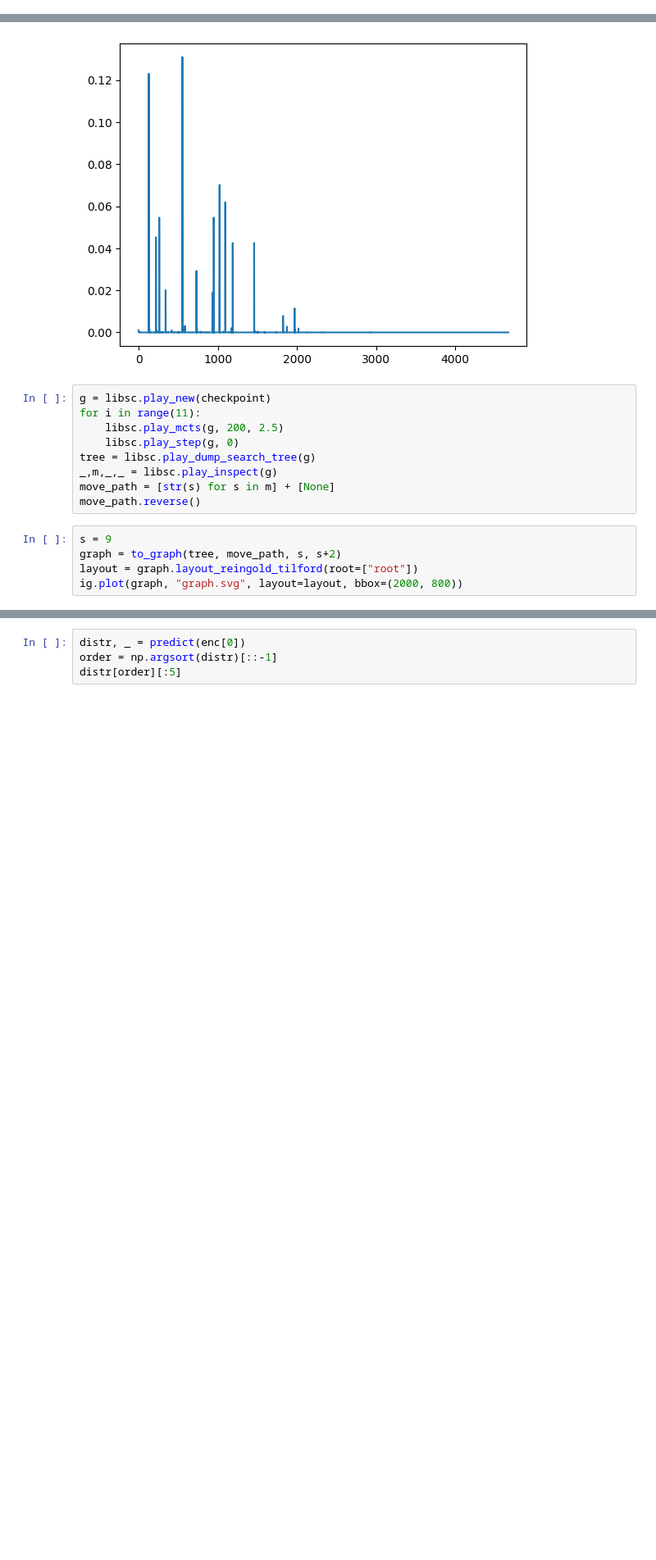
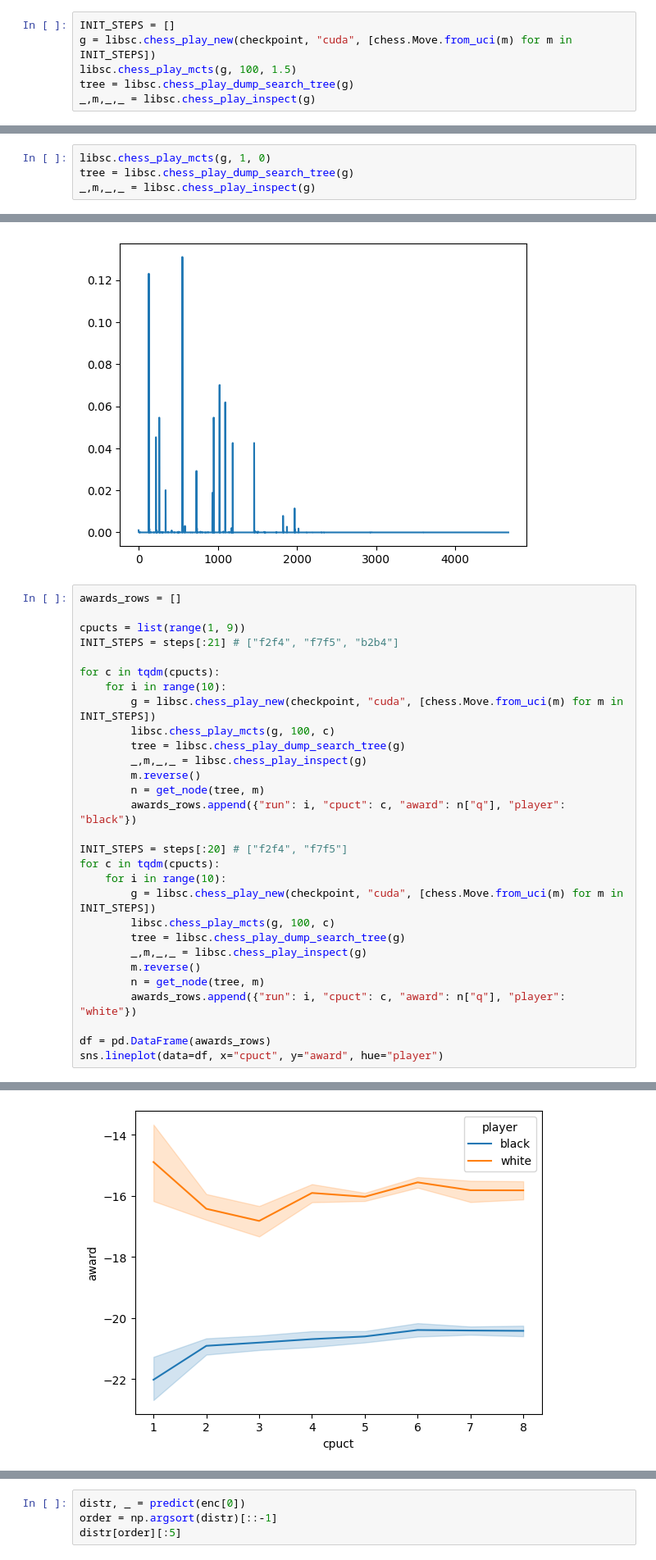
Before and after one commit to pierric/smart-chess-rust, a Jupyter notebook: notebooks/visualize_mcts.ipynb, the cells around one changed output, grey strips where cells are left out. Shown: that part at 82% size. Cells and saved outputs as stored; diff of their text form; blank space fills up the shorter version.

```diff
--- a/notebooks/visualize_mcts.ipynb
+++ b/notebooks/visualize_mcts.ipynb
@@ -60,0 +75,6 @@ checkpoint = "../runs/014/tb_logs/chess/version_0/last.pt"
+# %%
+INIT_STEPS = []
+g = libsc.chess_play_new(checkpoint, "cuda", [chess.Move.from_uci(m) for m in INIT_STEPS])
+libsc.chess_play_mcts(g, 100, 1.5)
+tree = libsc.chess_play_dump_search_tree(g)
+_,m,_,_ = libsc.chess_play_inspect(g)
@@ -60,0 +83,4 @@ checkpoint = "../runs/014/tb_logs/chess/version_0/last.pt"
+# %%
+libsc.chess_play_mcts(g, 1, 0)
+tree = libsc.chess_play_dump_search_tree(g)
+_,m,_,_ = libsc.chess_play_inspect(g)
@@ -83,18 +136,33 @@ sns.lineplot(np.array(distr))
 # %% [output]
 <Axes: >
 [figure]
-# %%
-g = libsc.play_new(checkpoint)
-for i in range(11):
-    libsc.play_mcts(g, 200, 2.5)
-    libsc.play_step(g, 0)
-tree = libsc.play_dump_search_tree(g)
-_,m,_,_ = libsc.play_inspect(g)
-move_path = [str(s) for s in m] + [None]
-move_path.reverse()
 # %%
-s = 9
-graph = to_graph(tree, move_path, s, s+2)
-layout = graph.layout_reingold_tilford(root=["root"])
-ig.plot(graph, "graph.svg", layout=layout, bbox=(2000, 800))
+awards_rows = []
+
+cpucts = list(range(1, 9))
+INIT_STEPS = steps[:21] # ["f2f4", "f7f5", "b2b4"]
+
+for c in tqdm(cpucts):
+    for i in range(10):
+        g = libsc.chess_play_new(checkpoint, "cuda", [chess.Move.from_uci(m) for m in INIT_STEPS])
+        libsc.chess_play_mcts(g, 100, c)
+        tree = libsc.chess_play_dump_search_tree(g)
+        _,m,_,_ = libsc.chess_play_inspect(g)
+        m.reverse()
+        n = get_node(tree, m)
+        awards_rows.append({"run": i, "cpuct": c, "award": n["q"], "player": "black"})
+
+INIT_STEPS = steps[:20] # ["f2f4", "f7f5"]
+for c in tqdm(cpucts):
+    for i in range(10):
+        g = libsc.chess_play_new(checkpoint, "cuda", [chess.Move.from_uci(m) for m in INIT_STEPS])
+        libsc.chess_play_mcts(g, 100, c)
+        tree = libsc.chess_play_dump_search_tree(g)
+        _,m,_,_ = libsc.chess_play_inspect(g)
+        m.reverse()
+        n = get_node(tree, m)
+        awards_rows.append({"run": i, "cpuct": c, "award": n["q"], "player": "white"})
+
+df = pd.DataFrame(awards_rows)
+sns.lineplot(data=df, x="cpuct", y="award", hue="player")
 # %% [output]
@@ -102,3 +170,4 @@ ig.plot(graph, "graph.svg", layout=layout, bbox=(2000, 800))
+[figure, added]
 # %%
 import chess
 
```
Also changed, not shown: parts of 18 cells of this notebook.
